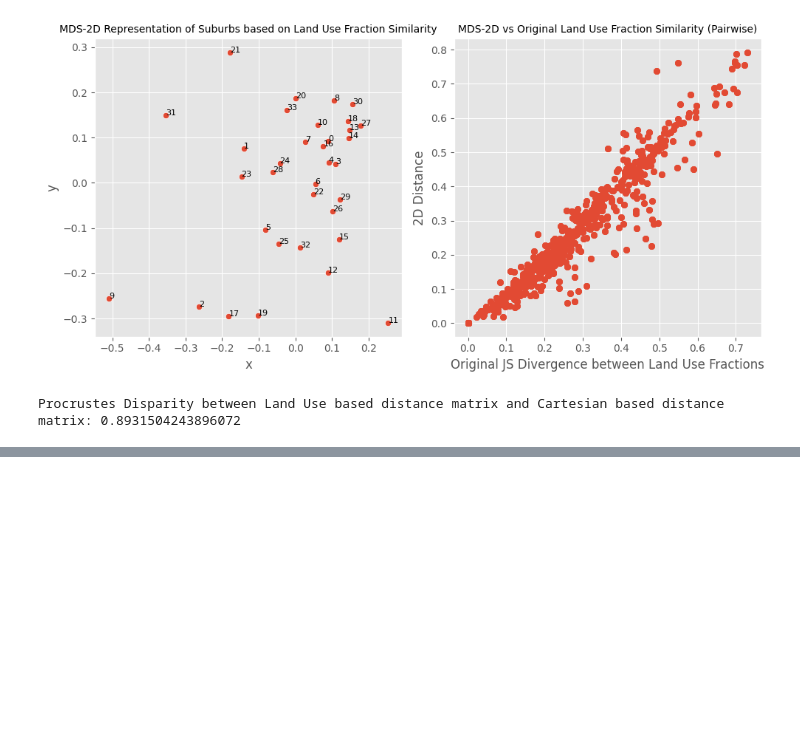
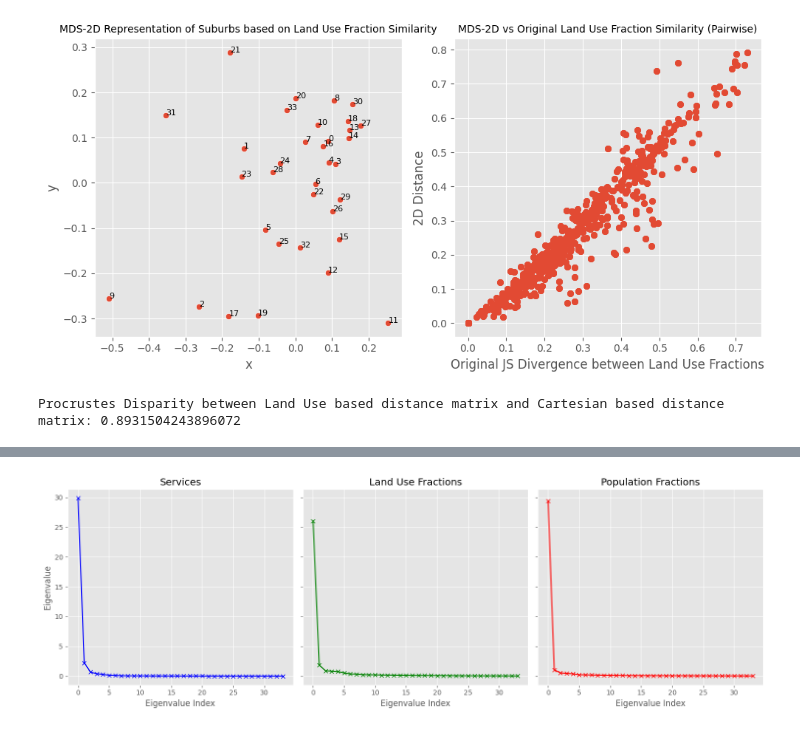
Before and after one commit to Subhasis-Biswas/ML4CPS_Project2, a Jupyter notebook: a1.ipynb, the cells around one changed output, grey strips where cells are left out. Saved outputs shown, nothing was run; the diff lists cells and outputs as text; code cells hidden in the pictures; blank space fills up the shorter version.

```diff
--- a/a1.ipynb
+++ b/a1.ipynb
@@ -420,0 +551,42 @@ Procrustes Disparity between Land Use based distance matrix and Cartesian based
+# %%
+import matplotlib.pyplot as plt
+import seaborn as sns
+import numpy as np
+from sklearn.cluster import SpectralClustering
+
+spectral_distance_services = np.exp(-distance_services)  # affinity matrix
+spectral_distance_land_frac = np.exp(-distance_land_frac)
+spectral_distance_population_frac = np.exp(-distance_population_frac)
+# %%
+import matplotlib.pyplot as plt
+from scipy.linalg import eigh
+
+# Compute the eigenvalues and eigenvectors (assuming the spectral_distance_* matrices are defined)
+eigenvalues_services, eigenvectors_services = eigh(spectral_distance_services)
+eigenvalues_land_frac, eigenvectors_land_frac = eigh(spectral_distance_land_frac)
+eigenvalues_population_frac, eigenvectors_population_frac = eigh(spectral_distance_population_frac)
+
+# Create subplots in a single figure
+fig, axes = plt.subplots(1, 3, figsize=(15, 5), sharey=True)
+
+# Plot eigenvalues for services
+axes[0].plot(eigenvalues_services[::-1], label='Services', color='blue', marker='x')
+axes[0].set_title('Services')
+axes[0].set_xlabel('Eigenvalue Index')
+axes[0].set_ylabel('Eigenvalue')
+
+# Plot eigenvalues for land use fractions
+axes[1].plot(eigenvalues_land_frac[::-1], label='Land Use Fractions', color='green', marker='x')
+axes[1].set_title('Land Use Fractions')
+axes[1].set_xlabel('Eigenvalue Index')
+
+# Plot eigenvalues for population fractions
+axes[2].plot(eigenvalues_population_frac[::-1], label='Population Fractions', color='red', marker='x')
+axes[2].set_title('Population Fractions')
+axes[2].set_xlabel('Eigenvalue Index')
+
+# Adjust layout and display the plot
+plt.tight_layout()
+plt.show()
+# %% [output]
+[figure, added]
```
Also changed, not shown: parts of 17 cells of this notebook.
